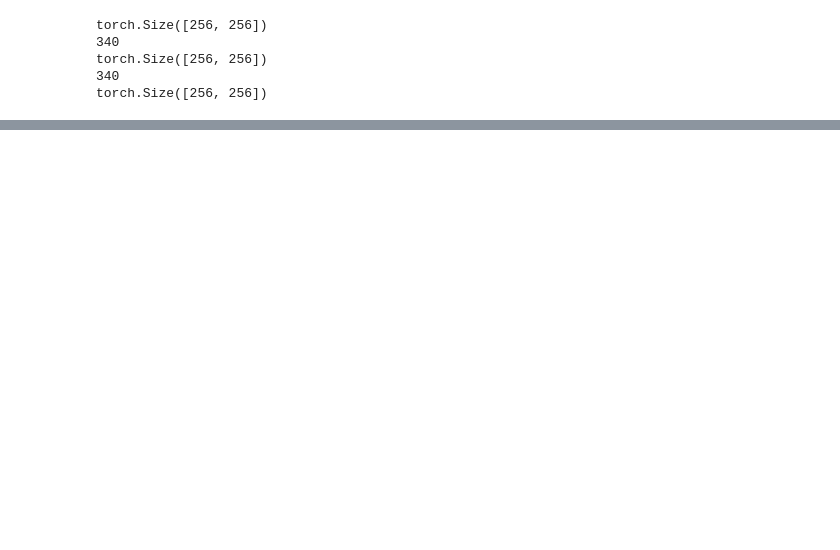
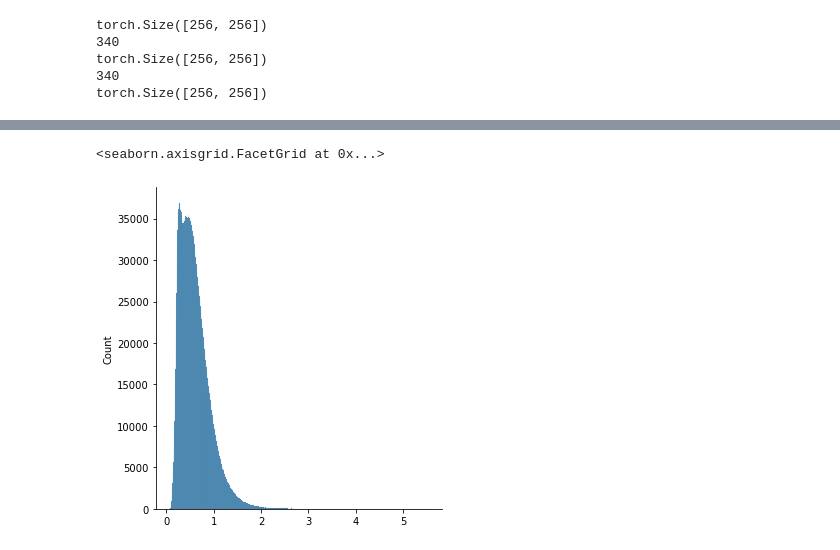
Before and after one commit to aidotse/Team-Yenomze, a Jupyter notebook: TestNotebook.ipynb, the cells around one changed output, grey strips where cells are left out. Cells and saved outputs as stored; diff of their text form; code cells hidden in the pictures; blank space fills up the shorter version.

```diff
--- a/TestNotebook.ipynb
+++ b/TestNotebook.ipynb
@@ -161,0 +265,15 @@ plt.imshow(img)
+# %%
+img_tuple = [('/data/40x_images/AssayPlate_Greiner_#655090_B03_T0001F001L01A04Z01C04.tif',
+             '/data/40x_images/AssayPlate_Greiner_#655090_B03_T0001F001L01A04Z02C04.tif',
+             '/data/40x_images/AssayPlate_Greiner_#655090_B03_T0001F001L01A04Z03C04.tif',
+             '/data/40x_images/AssayPlate_Greiner_#655090_B03_T0001F001L01A04Z04C04.tif',
+             '/data/40x_images/AssayPlate_Greiner_#655090_B03_T0001F001L01A04Z05C04.tif',
+             '/data/40x_images/AssayPlate_Greiner_#655090_B03_T0001F001L01A04Z06C04.tif',
+             '/data/40x_images/AssayPlate_Greiner_#655090_B03_T0001F001L01A04Z07C04.tif',
+             '/data/40x_images/AssayPlate_Greiner_#655090_B03_T0001F001L01A01Z01C01.tif',
+             '/data/40x_images/AssayPlate_Greiner_#655090_B03_T0001F001L01A02Z01C02.tif',
+             '/data/40x_images/AssayPlate_Greiner_#655090_B03_T0001F001L01A03Z01C03.tif')
+]
+# %%
+import matplotlib.pyplot as plt
+imgs = [plt.imread(p) for p in img_tuple[0]]
@@ -161,0 +282,5 @@ plt.imshow(img)
+# %%
+c01 = imgs[-3]
+c02 = imgs[-2]
+c03 = imgs[-1]
+bf = imgs[:7]
@@ -161,0 +289,2 @@ plt.imshow(img)
+# %%
+a = c03/np.mean(bf, axis=0)
@@ -161,0 +303,6 @@ plt.imshow(img)
+# %%
+import seaborn as sns
+sns.displot(a.ravel())
+# %% [output]
+<seaborn.axisgrid.FacetGrid at 0x...>
+[figure, added]
```
Also changed, not shown: parts of 29 cells of this notebook, 4 other files.
